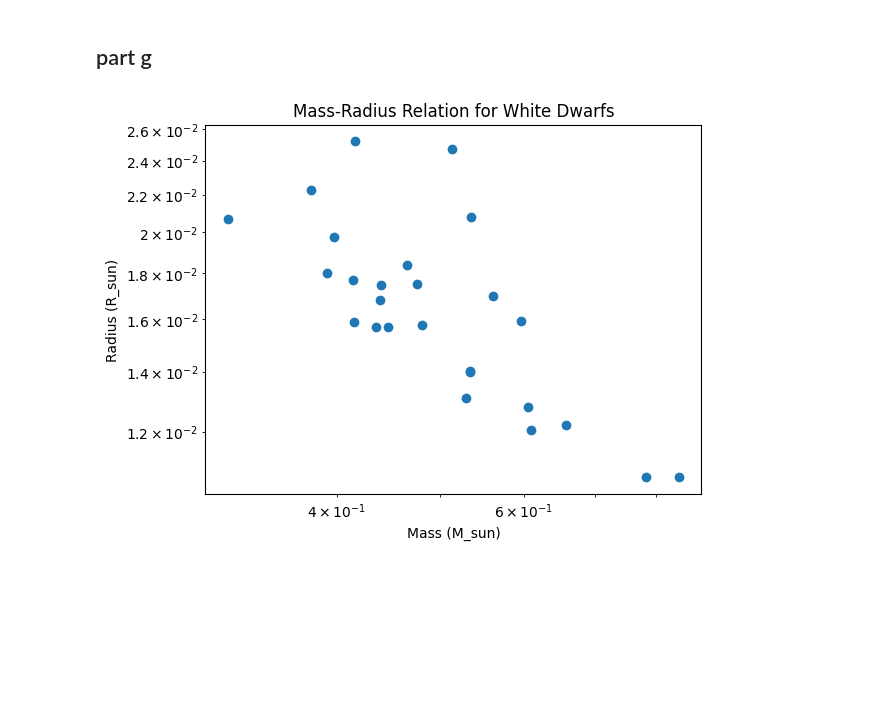
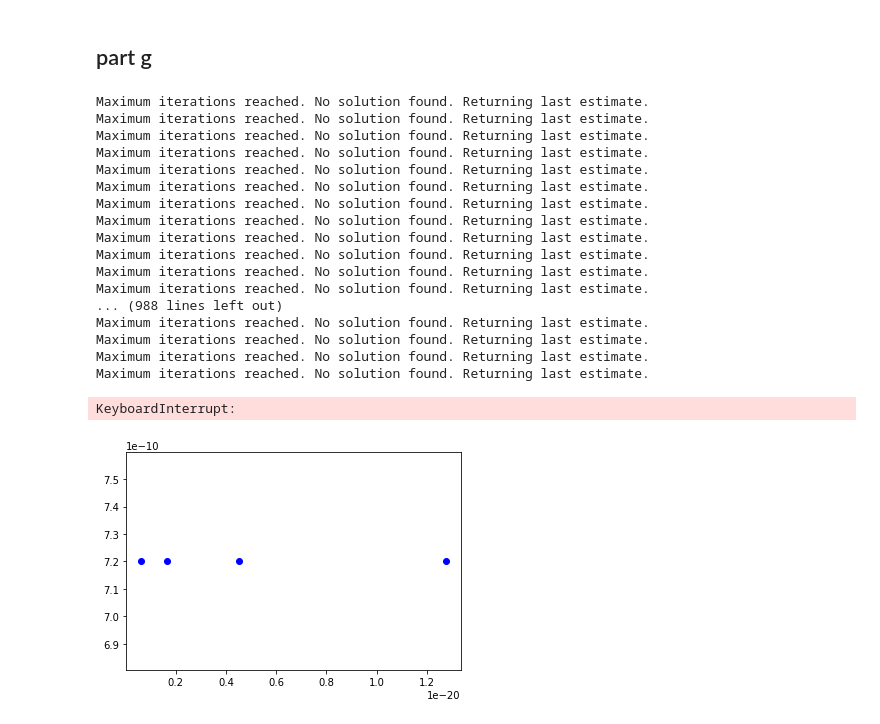
Before and after one commit to thomas-03/homework, a Jupyter notebook: 5460_HW1.ipynb, the cells around one changed output. Drawn from its saved outputs; the diff is of its cells as text; code cells hidden in the pictures; blank space fills up the shorter version.

Commit message:
nearly done need if

```diff
--- a/5460_HW1.ipynb
+++ b/5460_HW1.ipynb
@@ -161,3 +149,41 @@ def rk4_step(r, m, P, h=0.5):
     return m_new, P_new
 # %% [markdown]
 ## part f
+# %%
+def integrate_star(r0,m0,P0, dr=0.05, maxIterations=1000):
+    i=0
+    r = np.array([r0])
+    m = np.array([m0])
+    P = np.array([P0])
+    P_central = P0
+    while i < maxIterations:
+        # Perform a single RK4 step
+        m_new, P_new = rk4_step(r[-1], m[-1], P[-1], h=dr)
+        # Update the values for the next iteration
+        r = np.append(r, r[-1] + dr)
+        m = np.append(m, m_new)
+        P = np.append(P, P_new)
+        # Check for stopping condition (the pressure is 10^-10 of the central pressure)
+        if P[-1]/P_central < 1e-10:
+            return r, m, P
+        i += 1
+    return r, m, P
+# %%
+#test the integrate_star function
+r=[]
+m=[]
+P=[]
+r.append(0.1)
+m.append(0.1**3)
+P.append(1e22)
+
+r,m,P = integrate_star(r,m,P)
+plt.plot(r,m,label="Star Profile")
+plt.plot(np.linspace(0,np.max(r),100), np.linspace(0,np.max(r),100)**3, linestyle='--', color='red', label='y=x^3')
+plt.xlabel("Radius (cm)")
+plt.ylabel("Mass (g)")
+plt.title("Mass vs Radius")
+plt.yscale("log")
+plt.xscale("log")
+plt.legend()
+plt.show()
@@ -164,14 +192,36 @@ def rk4_step(r, m, P, h=0.5):
 # %% [markdown]
 ## part g
 # %%
+for P0 in np.logspace(23,35,20):
+    r,m,P = integrate_star([0.1],[0.1**3],[P0])
+    plt.scatter(m[-1]/Msun, r[-1]/Rsun, color='blue')
 parsonsM = [0.4756, 0.4164, 0.6579, 0.4817, 0.3780, 0.3160, 0.5618, 0.5354, 0.7816, 0.4475, 0.5340, 0.4406, 0.4656, 0.5290, 0.5964, 0.5140, 0.5338, 0.4146, 0.6050, 0.4150, 0.4393, 0.6098, 0.3916, 0.3977, 0.8400, 0.4356]
 parsonsR = [0.01749, 0.02521, 0.01221, 0.01578, 0.02224, 0.02066, 0.01700, 0.02080, 0.01068, 0.01568,0.01398, 0.01747, 0.01840, 0.01310, 0.01594, 0.02470, 0.01401, 0.01768, 0.01278, 0.01590, 0.01680, 0.01207,0.01800, 0.01975, 0.01070, 0.01570]
 plt.scatter(parsonsM,parsonsR,label='Parsons et al.')
 plt.xscale("log")
 plt.yscale("log")
 plt.xlabel("Mass (M_sun)")
 plt.ylabel("Radius (R_sun)")
 plt.title("Mass-Radius Relation for White Dwarfs")
 plt.grid()
+#try to investigate why for hiigh masses it's not converging. do i just need to relax my tolerance?? or is it something else? (include a check for diverging)
 # %% [output]
+Maximum iterations reached. No solution found. Returning last estimate.
+Maximum iterations reached. No solution found. Returning last estimate.
+Maximum iterations reached. No solution found. Returning last estimate.
+Maximum iterations reached. No solution found. Returning last estimate.
+Maximum iterations reached. No solution found. Returning last estimate.
+Maximum iterations reached. No solution found. Returning last estimate.
+Maximum iterations reached. No solution found. Returning last estimate.
+Maximum iterations reached. No solution found. Returning last estimate.
+Maximum iterations reached. No solution found. Returning last estimate.
+Maximum iterations reached. No solution found. Returning last estimate.
+Maximum iterations reached. No solution found. Returning last estimate.
+Maximum iterations reached. No solution found. Returning last estimate.
+... (988 lines left out)
+Maximum iterations reached. No solution found. Returning last estimate.
+Maximum iterations reached. No solution found. Returning last estimate.
+Maximum iterations reached. No solution found. Returning last estimate.
+Maximum iterations reached. No solution found. Returning last estimate.
+KeyboardInterrupt:
-[figure, old version]
+[figure, new version]
```
Also changed, not shown: parts of 10 cells of this notebook, 2 other files.
